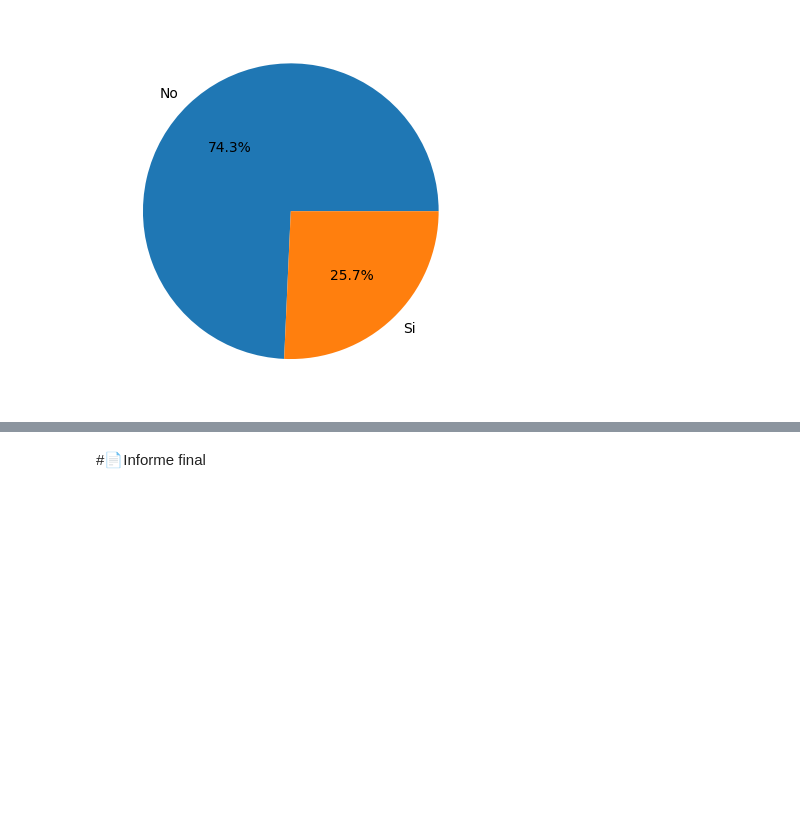
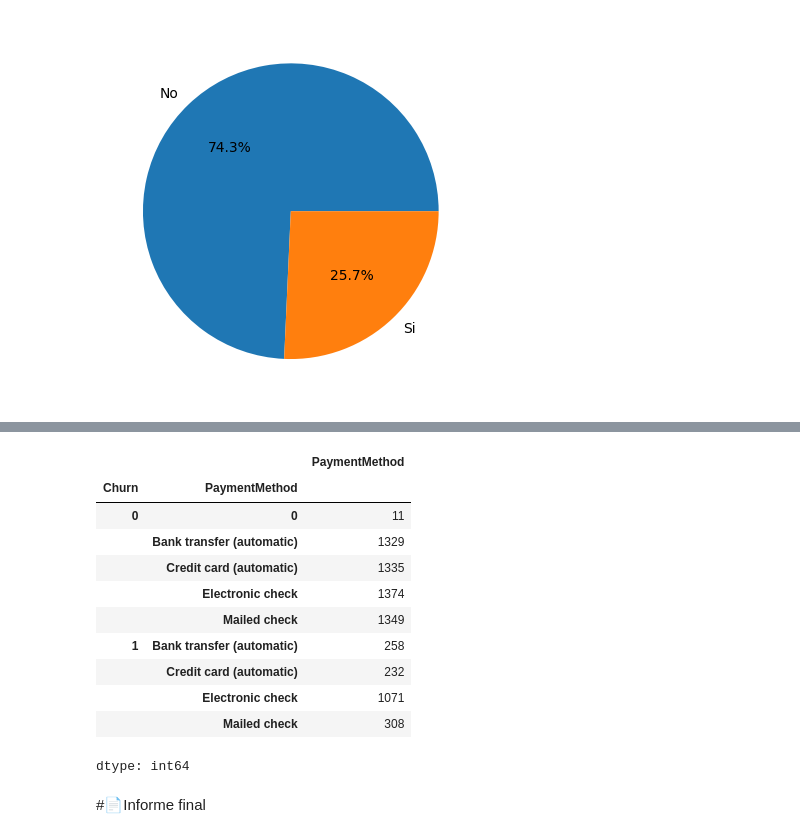
Before and after one commit to MyAppsTest/Challenge-Telecom-X, a Jupyter notebook: TelecomX_LATAM.ipynb, the cells around one changed output, grey strips where cells are left out. Saved outputs shown, nothing was run; the diff lists cells and outputs as text; code cells hidden in the pictures; blank space fills up the shorter version.

```diff
--- a/TelecomX_LATAM.ipynb
+++ b/TelecomX_LATAM.ipynb
@@ -174,2 +200,18 @@ plt.pie(grafica, labels=['No', 'Si'], autopct='%1.1f%%');
+# %%
+por_metodo_pago = df.groupby(['Churn', 'PaymentMethod'])['PaymentMethod'].count()
+por_metodo_pago
+# %% [output]
+|  |  | PaymentMethod |
+| Churn | PaymentMethod |  |
+| 0 | 0 | 11 |
+|  | Bank transfer (automatic) | 1329 |
+|  | Credit card (automatic) | 1335 |
+|  | Electronic check | 1374 |
+|  | Mailed check | 1349 |
+| 1 | Bank transfer (automatic) | 258 |
+|  | Credit card (automatic) | 232 |
+|  | Electronic check | 1071 |
+|  | Mailed check | 308 |
+dtype: int64
 # %% [markdown]
 #📄Informe final
```
Also changed, not shown: parts of 2 cells of this notebook.
